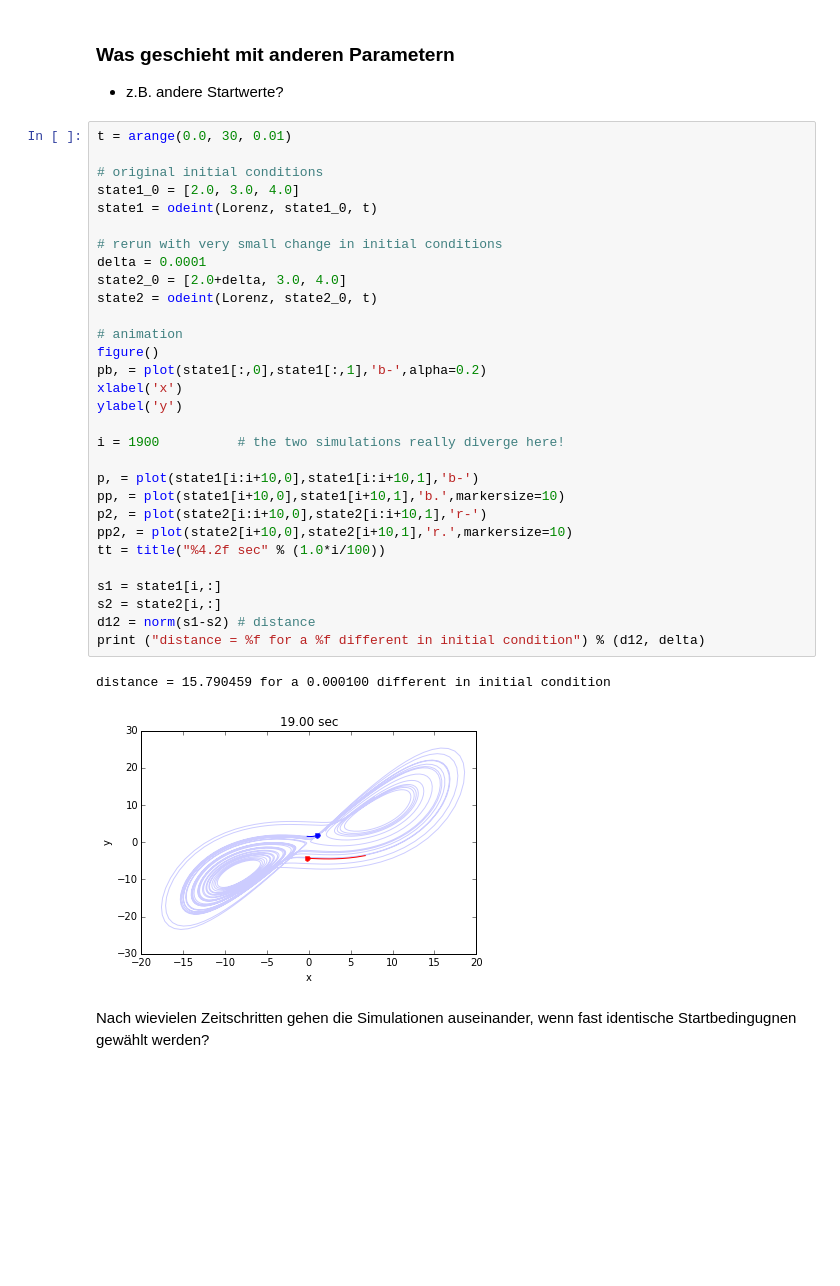
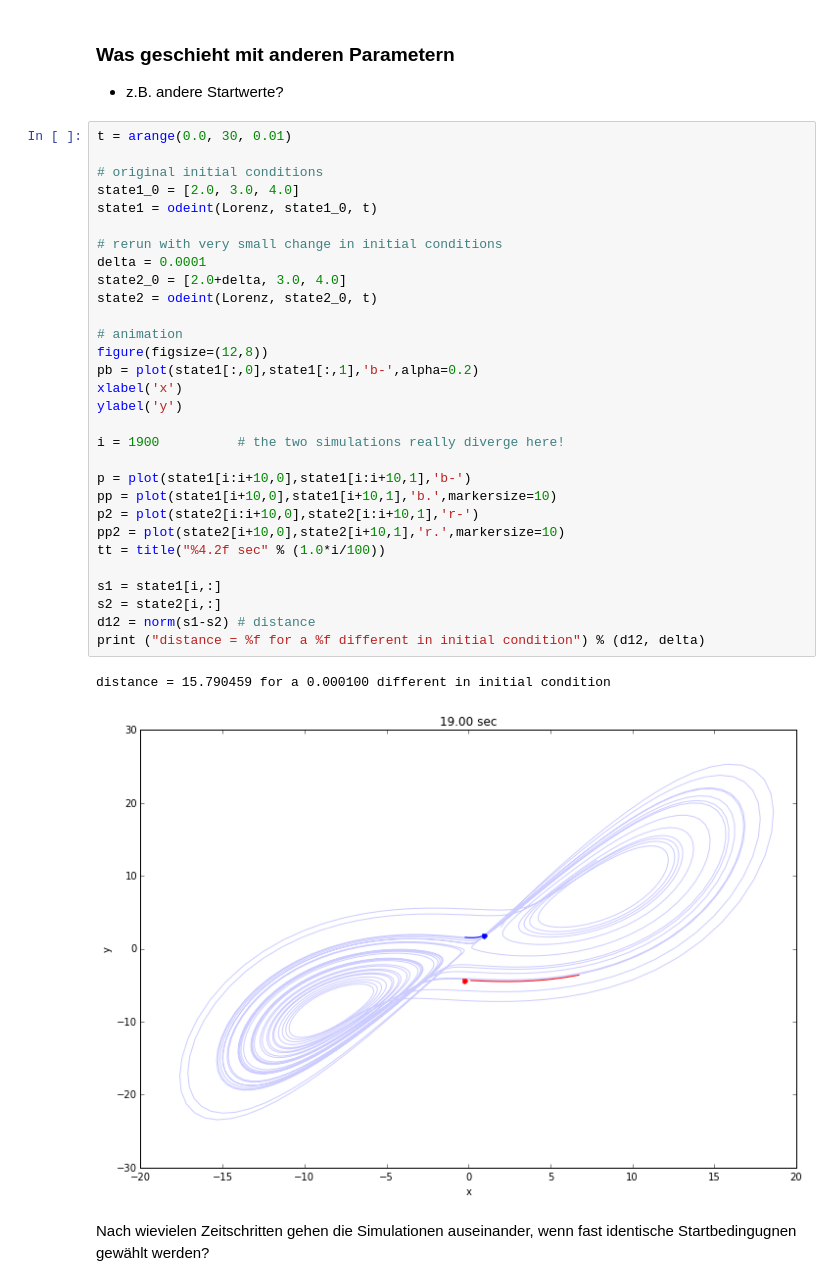
Before and after one commit to mgje/Python-Mathematik-Beispiele, a Jupyter notebook: notebook/Modellierung dynamischer Systeme.ipynb, the cells around one changed output. Saved outputs shown, nothing was run; the diff lists cells and outputs as text; blank space fills up the shorter version.

```diff
--- a/notebook/Modellierung dynamischer Systeme.ipynb
+++ b/notebook/Modellierung dynamischer Systeme.ipynb
@@ -179,35 +181,35 @@ show()
 # %%
 t = arange(0.0, 30, 0.01)
 
 # original initial conditions
 state1_0 = [2.0, 3.0, 4.0]
 state1 = odeint(Lorenz, state1_0, t)
 
 # rerun with very small change in initial conditions
 delta = 0.0001
 state2_0 = [2.0+delta, 3.0, 4.0]
 state2 = odeint(Lorenz, state2_0, t)
 
 # animation
-figure()
-pb, = plot(state1[:,0],state1[:,1],'b-',alpha=0.2)
+figure(figsize=(12,8))
+pb = plot(state1[:,0],state1[:,1],'b-',alpha=0.2)
 xlabel('x')
 ylabel('y')
 
 i = 1900          # the two simulations really diverge here!
 
-p, = plot(state1[i:i+10,0],state1[i:i+10,1],'b-')
-pp, = plot(state1[i+10,0],state1[i+10,1],'b.',markersize=10)
-p2, = plot(state2[i:i+10,0],state2[i:i+10,1],'r-')
-pp2, = plot(state2[i+10,0],state2[i+10,1],'r.',markersize=10)
+p = plot(state1[i:i+10,0],state1[i:i+10,1],'b-')
+pp = plot(state1[i+10,0],state1[i+10,1],'b.',markersize=10)
+p2 = plot(state2[i:i+10,0],state2[i:i+10,1],'r-')
+pp2 = plot(state2[i+10,0],state2[i+10,1],'r.',markersize=10)
 tt = title("%4.2f sec" % (1.0*i/100))
 
 s1 = state1[i,:]
 s2 = state2[i,:]
 d12 = norm(s1-s2) # distance
 print ("distance = %f for a %f different in initial condition") % (d12, delta)
 # %% [output]
 distance = 15.790459 for a 0.000100 different in initial condition
-[figure, old version]
+[figure, new version]
 # %% [markdown]
 Nach wievielen Zeitschritten gehen die Simulationen auseinander, wenn fast identische Startbedingugnen gewählt werden?
```
Also changed, not shown: parts of 1 cell of this notebook.
